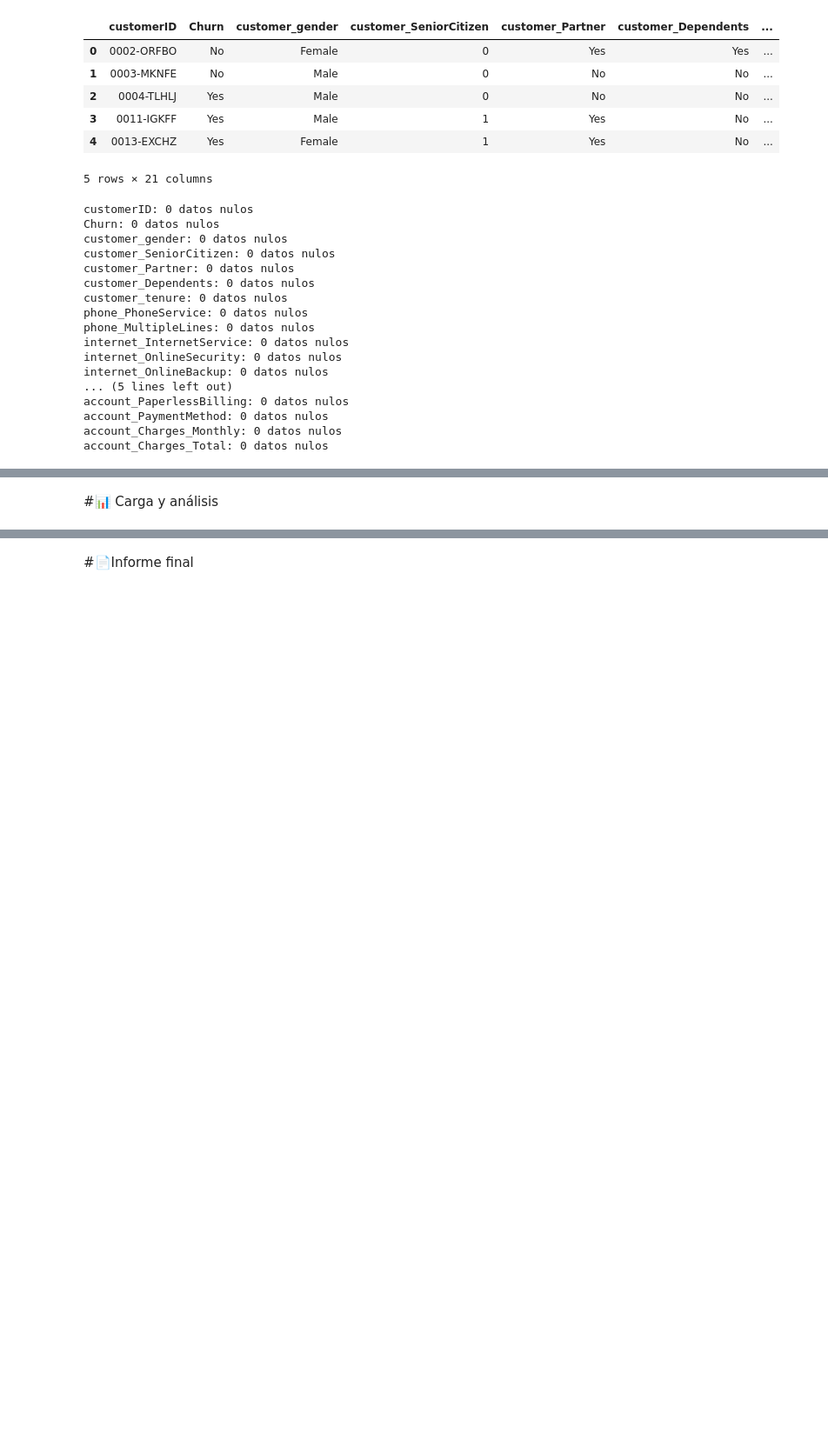
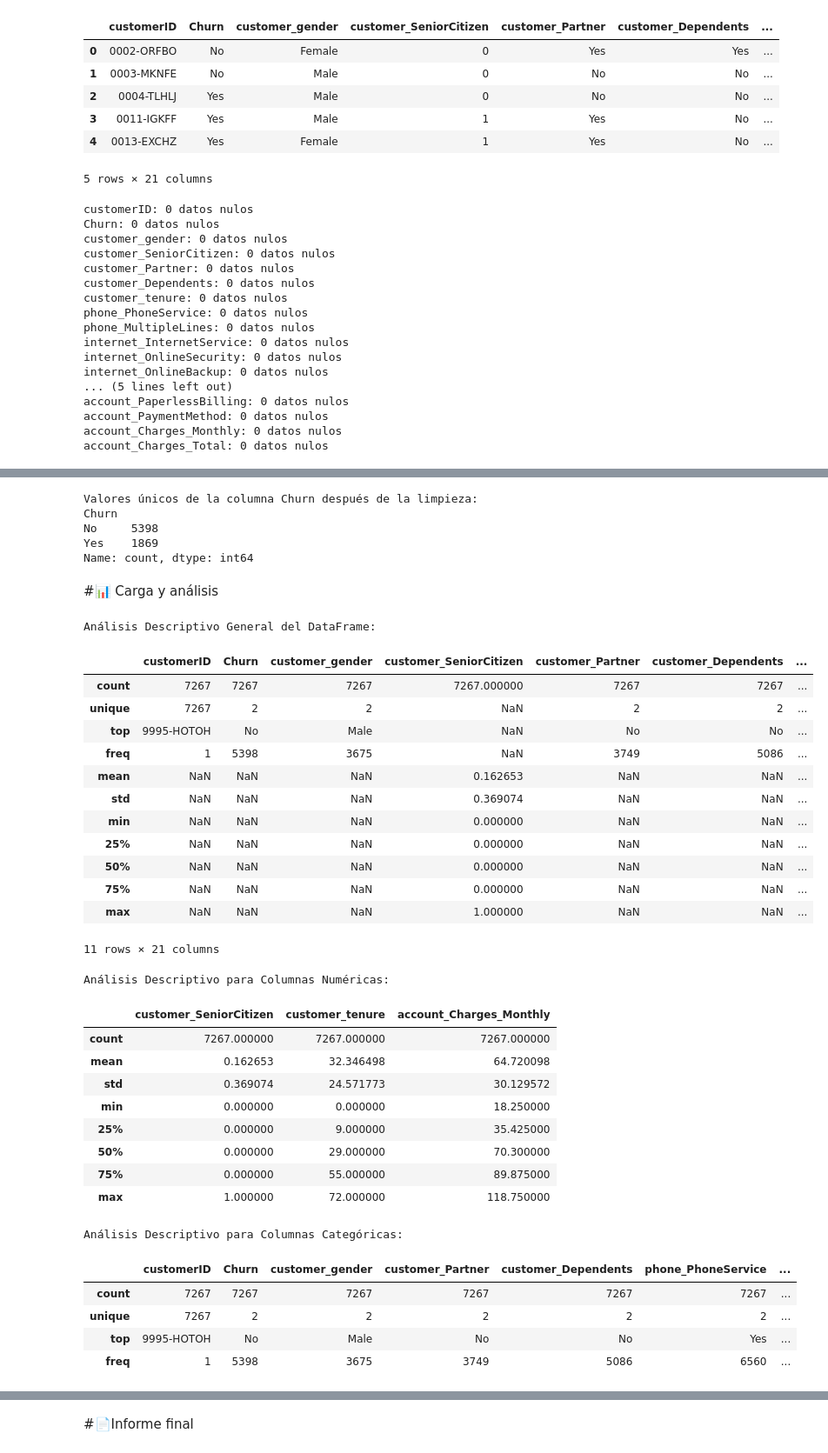
Before and after one commit to kcastrosm/-challenge2-data-science-LATAM, a Jupyter notebook: TelecomX_LATAM.ipynb, the cells around one changed output, grey strips where cells are left out. Shown at 87% size. Drawn from its saved outputs; the diff is of its cells as text; code cells hidden in the pictures; blank space fills up the shorter version.

```diff
--- a/TelecomX_LATAM.ipynb
+++ b/TelecomX_LATAM.ipynb
@@ -84,2 +106,65 @@ No se encontraron filas duplicadas.
+# %%
+# Identificar los valores a reemplazar (el string vacío)
+valor_a_reemplazar = ''
+
+# Calcular la moda de la columna 'Churn', excluyendo el valor vacío
+# Usamos .mode()[0] para obtener el primer valor si hay múltiples modos
+moda_churn = df[df['Churn'] != valor_a_reemplazar]['Churn'].mode()[0]
+
+# Reemplazar los valores vacíos con la moda
+df['Churn'] = df['Churn'].replace(valor_a_reemplazar, moda_churn)
+
+# Verificar los valores únicos después de la limpieza
+print('Valores únicos de la columna Churn después de la limpieza:')
+print(df['Churn'].value_counts())
+# %% [output]
+Valores únicos de la columna Churn después de la limpieza:
+Churn
+No     5398
+Yes    1869
+Name: count, dtype: int64
 # %% [markdown]
 #📊 Carga y análisis
+# %%
+print('Análisis Descriptivo General del DataFrame:')
+# Aplicar describe() a todo el DataFrame para obtener estadísticas para columnas numéricas y categóricas
+display(df.describe(include='all'))
+
+print('\nAnálisis Descriptivo para Columnas Numéricas:')
+# Filtrar solo columnas numéricas y aplicar describe()
+display(df.select_dtypes(include=np.number).describe())
+
+print('\nAnálisis Descriptivo para Columnas Categóricas:')
+# Filtrar solo columnas categóricas y aplicar describe()
+display(df.select_dtypes(include='object').describe())
+# %% [output]
+Análisis Descriptivo General del DataFrame:
+|  | customerID | Churn | customer_gender | customer_SeniorCitizen | customer_Partner | customer_Dependents | ... |
+| count | 7267 | 7267 | 7267 | 7267.000000 | 7267 | 7267 | ... |
+| unique | 7267 | 2 | 2 | NaN | 2 | 2 | ... |
+| top | 9995-HOTOH | No | Male | NaN | No | No | ... |
+| freq | 1 | 5398 | 3675 | NaN | 3749 | 5086 | ... |
+| mean | NaN | NaN | NaN | 0.162653 | NaN | NaN | ... |
+| std | NaN | NaN | NaN | 0.369074 | NaN | NaN | ... |
+| min | NaN | NaN | NaN | 0.000000 | NaN | NaN | ... |
+| 25% | NaN | NaN | NaN | 0.000000 | NaN | NaN | ... |
+| 50% | NaN | NaN | NaN | 0.000000 | NaN | NaN | ... |
+| 75% | NaN | NaN | NaN | 0.000000 | NaN | NaN | ... |
+| max | NaN | NaN | NaN | 1.000000 | NaN | NaN | ... |
+11 rows × 21 columns
+Análisis Descriptivo para Columnas Numéricas:
+|  | customer_SeniorCitizen | customer_tenure | account_Charges_Monthly |
+| count | 7267.000000 | 7267.000000 | 7267.000000 |
+| mean | 0.162653 | 32.346498 | 64.720098 |
+| std | 0.369074 | 24.571773 | 30.129572 |
+| min | 0.000000 | 0.000000 | 18.250000 |
+| 25% | 0.000000 | 9.000000 | 35.425000 |
+| 50% | 0.000000 | 29.000000 | 70.300000 |
+| 75% | 0.000000 | 55.000000 | 89.875000 |
+| max | 1.000000 | 72.000000 | 118.750000 |
+Análisis Descriptivo para Columnas Categóricas:
+|  | customerID | Churn | customer_gender | customer_Partner | customer_Dependents | phone_PhoneService | ... |
+| count | 7267 | 7267 | 7267 | 7267 | 7267 | 7267 | ... |
+| unique | 7267 | 2 | 2 | 2 | 2 | 2 | ... |
+| top | 9995-HOTOH | No | Male | No | No | Yes | ... |
+| freq | 1 | 5398 | 3675 | 3749 | 5086 | 6560 | ... |
```
Also changed, not shown: parts of 5 cells of this notebook.
